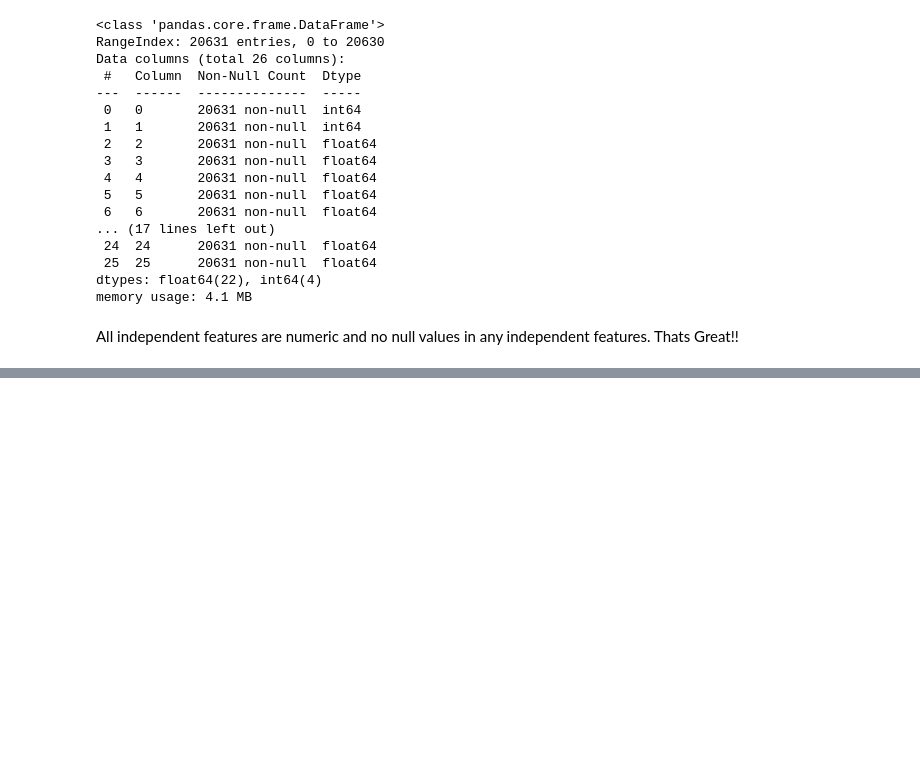
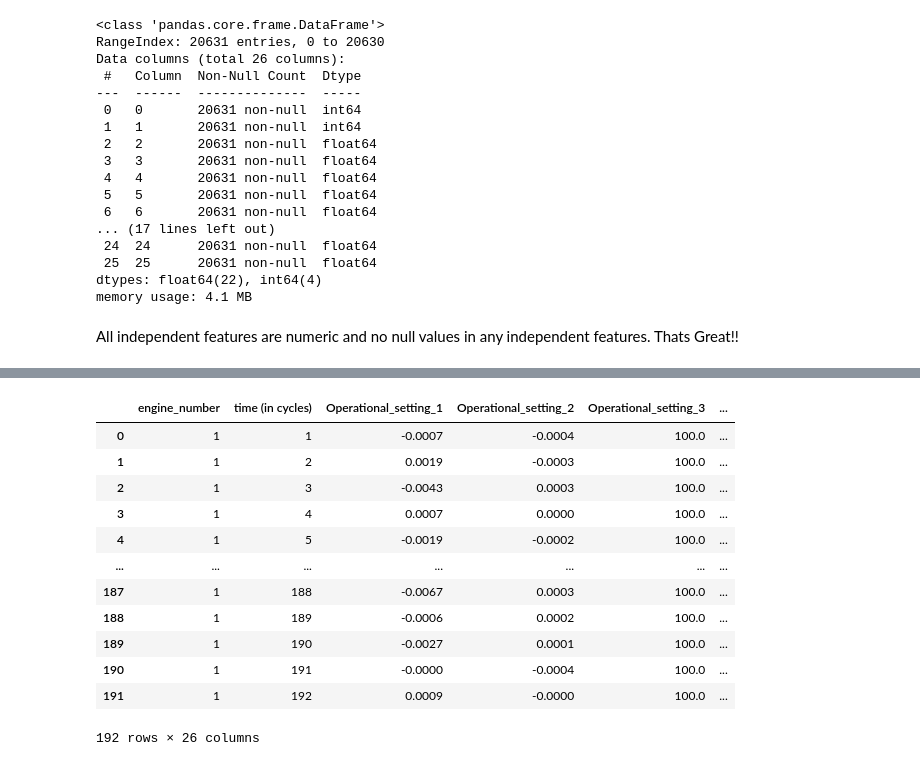
Before and after one commit to pushpakantshinde/Exploring_NASA_Turbofan_Jet_Engine_Dataset, a Jupyter notebook: Jet_Engine_Remaining_Useful_Life_Prediction.ipynb, the cells around one changed output, grey strips where cells are left out. Cells and saved outputs as stored; diff of their text form; code cells hidden in the pictures; blank space fills up the shorter version.

```diff
--- a/Jet_Engine_Remaining_Useful_Life_Prediction.ipynb
+++ b/Jet_Engine_Remaining_Useful_Life_Prediction.ipynb
@@ -155,0 +176,16 @@ df.
+# %%
+df[df['engine_number'] == 1]
+# %% [output]
+|  | engine_number | time (in cycles) | Operational_setting_1 | Operational_setting_2 | Operational_setting_3 | ... |
+| 0 | 1 | 1 | -0.0007 | -0.0004 | 100.0 | ... |
+| 1 | 1 | 2 | 0.0019 | -0.0003 | 100.0 | ... |
+| 2 | 1 | 3 | -0.0043 | 0.0003 | 100.0 | ... |
+| 3 | 1 | 4 | 0.0007 | 0.0000 | 100.0 | ... |
+| 4 | 1 | 5 | -0.0019 | -0.0002 | 100.0 | ... |
+| ... | ... | ... | ... | ... | ... | ... |
+| 187 | 1 | 188 | -0.0067 | 0.0003 | 100.0 | ... |
+| 188 | 1 | 189 | -0.0006 | 0.0002 | 100.0 | ... |
+| 189 | 1 | 190 | -0.0027 | 0.0001 | 100.0 | ... |
+| 190 | 1 | 191 | -0.0000 | -0.0004 | 100.0 | ... |
+| 191 | 1 | 192 | 0.0009 | -0.0000 | 100.0 | ... |
+192 rows × 26 columns
```
Also changed, not shown: parts of 7 cells of this notebook.
